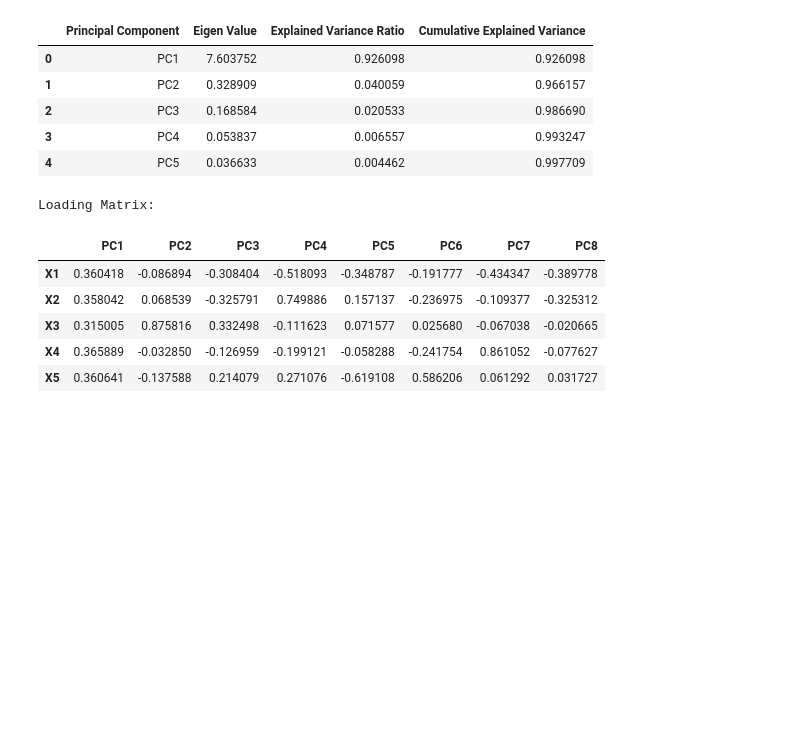
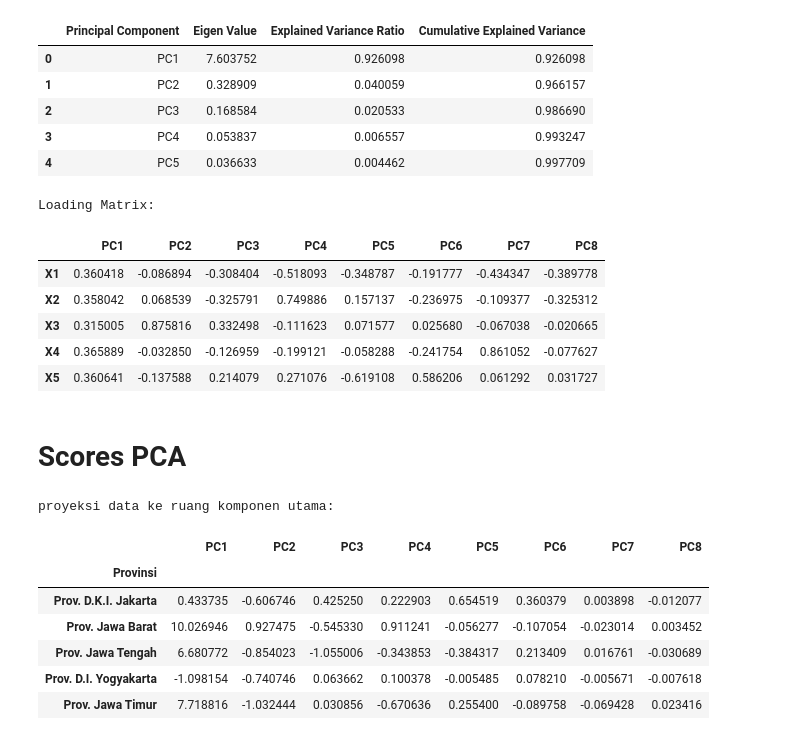
Before and after one commit to yowxy/Analysis-of-Education-in-indonesia, a Jupyter notebook: index.ipynb, the cells around one changed output. Cells and saved outputs as stored; diff of their text form; code cells hidden in the pictures; blank space fills up the shorter version.

```diff
--- a/index.ipynb
+++ b/index.ipynb
@@ -160,3 +160,23 @@ Loading Matrix:
 | X3 | 0.315005 | 0.875816 | 0.332498 | -0.111623 | 0.071577 | 0.025680 | -0.067038 | -0.020665 |
 | X4 | 0.365889 | -0.032850 | -0.126959 | -0.199121 | -0.058288 | -0.241754 | 0.861052 | -0.077627 |
 | X5 | 0.360641 | -0.137588 | 0.214079 | 0.271076 | -0.619108 | 0.586206 | 0.061292 | 0.031727 |
+# %% [markdown]
+# Scores PCA
+# %%
+score = pd.DataFrame(
+    pca.transform(data_scaled_df),
+    columns=[f'PC{i+1}' for i in range(len(eigen_values))],
+    index=data_scaled_df.index
+)
+
+print('proyeksi data ke ruang komponen utama:')
+score.head()
+# %% [output]
+proyeksi data ke ruang komponen utama:
+|  | PC1 | PC2 | PC3 | PC4 | PC5 | PC6 | PC7 | PC8 |
+| Provinsi |  |  |  |  |  |  |  |  |
+| Prov. D.K.I. Jakarta | 0.433735 | -0.606746 | 0.425250 | 0.222903 | 0.654519 | 0.360379 | 0.003898 | -0.012077 |
+| Prov. Jawa Barat | 10.026946 | 0.927475 | -0.545330 | 0.911241 | -0.056277 | -0.107054 | -0.023014 | 0.003452 |
+| Prov. Jawa Tengah | 6.680772 | -0.854023 | -1.055006 | -0.343853 | -0.384317 | 0.213409 | 0.016761 | -0.030689 |
+| Prov. D.I. Yogyakarta | -1.098154 | -0.740746 | 0.063662 | 0.100378 | -0.005485 | 0.078210 | -0.005671 | -0.007618 |
+| Prov. Jawa Timur | 7.718816 | -1.032444 | 0.030856 | -0.670636 | 0.255400 | -0.089758 | -0.069428 | 0.023416 |
```
Also changed, not shown: parts of 4 cells of this notebook.
